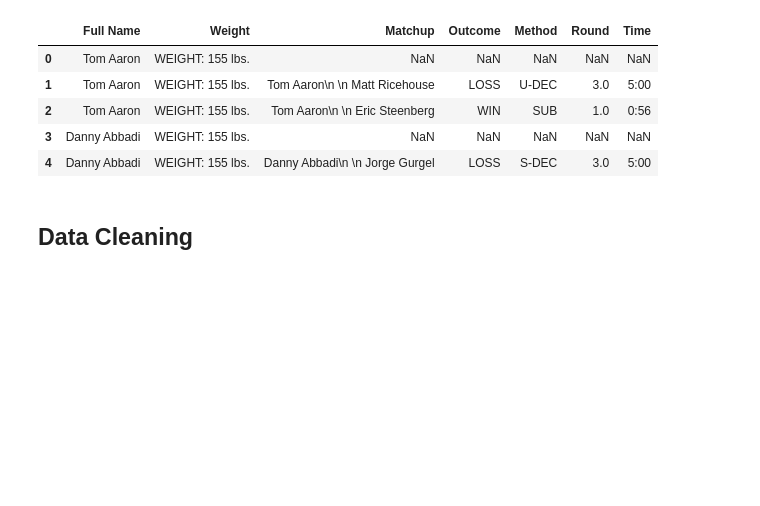
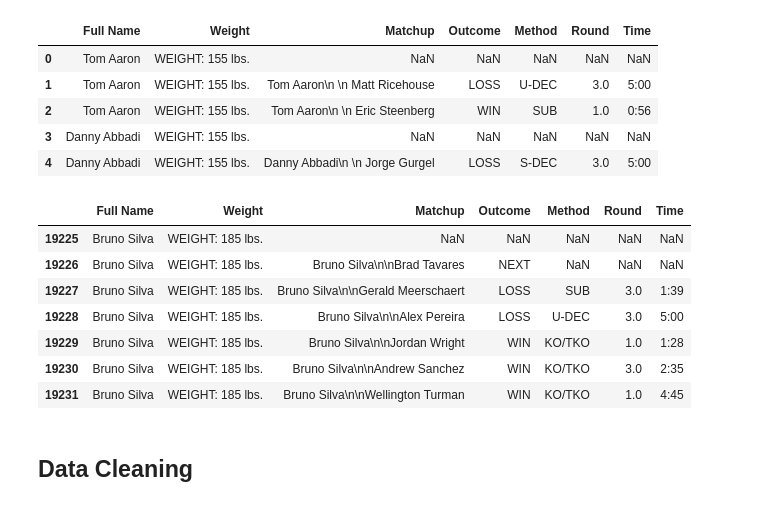
Before and after one commit to charlez1998/Monte-Carlo-Projects, a Jupyter notebook: UFC MC Sim Results.ipynb, the cells around one changed output. Drawn from its saved outputs; the diff is of its cells as text; code cells hidden in the pictures; blank space fills up the shorter version.

```diff
--- a/UFC MC Sim Results.ipynb
+++ b/UFC MC Sim Results.ipynb
@@ -20,6 +20,17 @@ df.head()
 | 2 | Tom Aaron | WEIGHT: 155 lbs. | Tom Aaron\n \n Eric Steenberg | WIN | SUB | 1.0 | 0:56 |
 | 3 | Danny Abbadi | WEIGHT: 155 lbs. | NaN | NaN | NaN | NaN | NaN |
 | 4 | Danny Abbadi | WEIGHT: 155 lbs. | Danny Abbadi\n \n Jorge Gurgel | LOSS | S-DEC | 3.0 | 5:00 |
+# %%
+df.loc[(df["Full Name"] == "Bruno Silva") & (df["Weight"] == "WEIGHT: 185 lbs.")]
+# %% [output]
+|  | Full Name | Weight | Matchup | Outcome | Method | Round | Time |
+| 19225 | Bruno Silva | WEIGHT: 185 lbs. | NaN | NaN | NaN | NaN | NaN |
+| 19226 | Bruno Silva | WEIGHT: 185 lbs. | Bruno Silva\n\nBrad Tavares | NEXT | NaN | NaN | NaN |
+| 19227 | Bruno Silva | WEIGHT: 185 lbs. | Bruno Silva\n\nGerald Meerschaert | LOSS | SUB | 3.0 | 1:39 |
+| 19228 | Bruno Silva | WEIGHT: 185 lbs. | Bruno Silva\n\nAlex Pereira | LOSS | U-DEC | 3.0 | 5:00 |
+| 19229 | Bruno Silva | WEIGHT: 185 lbs. | Bruno Silva\n\nJordan Wright | WIN | KO/TKO | 1.0 | 1:28 |
+| 19230 | Bruno Silva | WEIGHT: 185 lbs. | Bruno Silva\n\nAndrew Sanchez | WIN | KO/TKO | 3.0 | 2:35 |
+| 19231 | Bruno Silva | WEIGHT: 185 lbs. | Bruno Silva\n\nWellington Turman | WIN | KO/TKO | 1.0 | 4:45 |
 # %% [markdown]
 ## Data Cleaning
 # %% [markdown]
```
Also changed, not shown: parts of 38 cells of this notebook.
